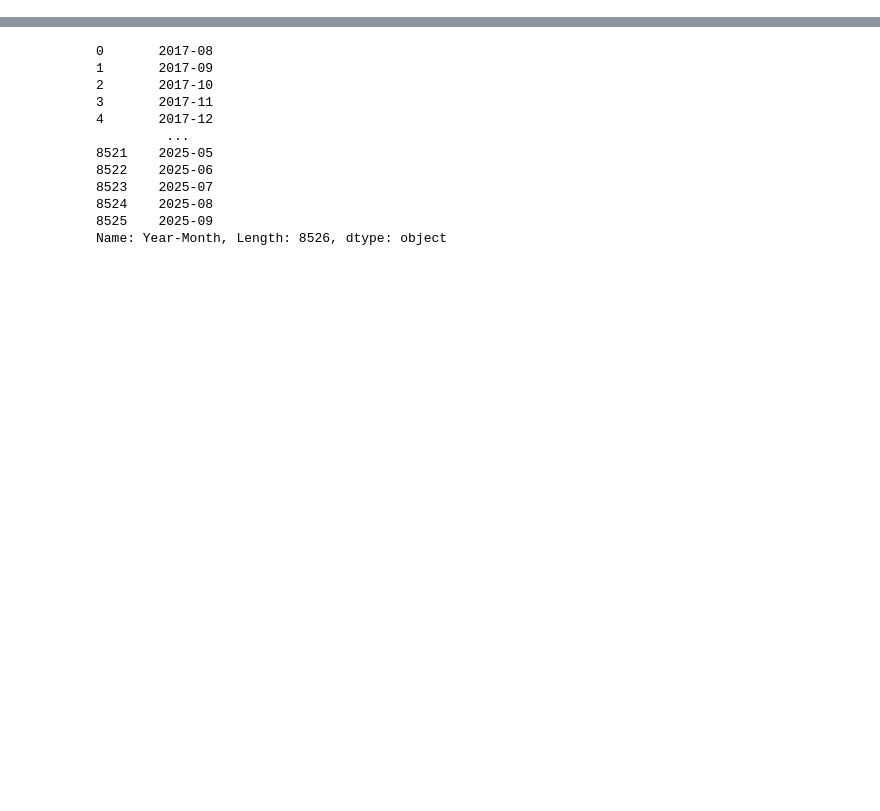
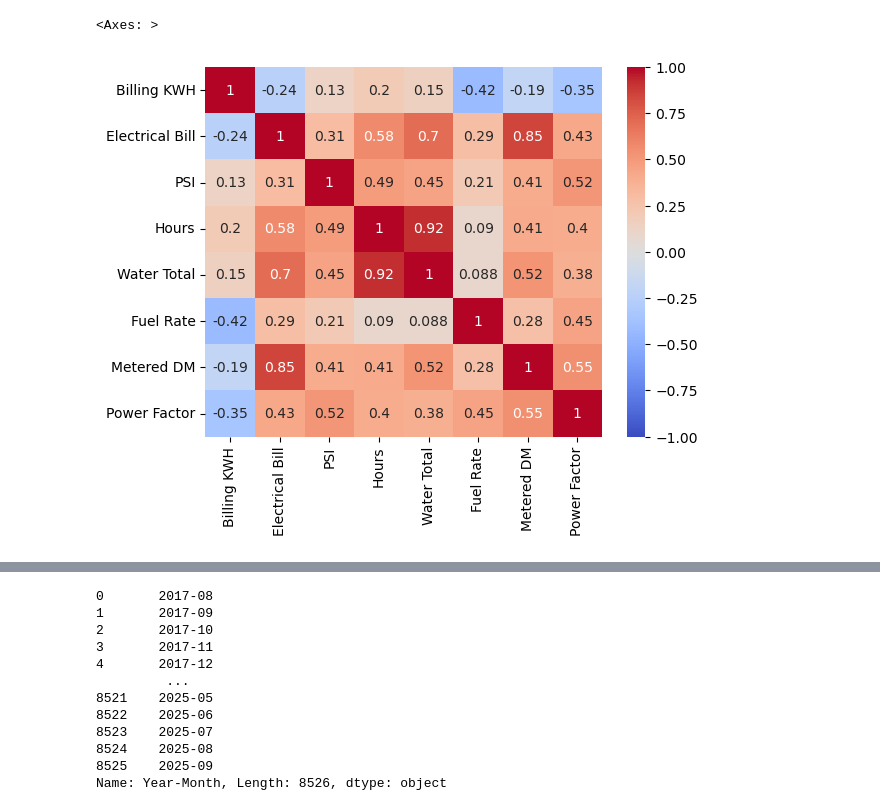
Before and after one commit to JarrettRoland/ETSWD_Analysis, a Jupyter notebook: Linear.ipynb, the cells around one changed output, grey strips where cells are left out. Cells and saved outputs as stored; diff of their text form; code cells hidden in the pictures; blank space fills up the shorter version.

```diff
--- a/Linear.ipynb
+++ b/Linear.ipynb
@@ -56,2 +60,17 @@ Index: []
 0
 0
+# %%
+# basic correlation plot
+corr_data = main_df[["Billing KWH", "Electrical Bill", "PSI", "Hours", "Water Total", "Fuel Rate", "Metered DM", "Power Factor"]]
+corr_matrix = corr_data.corr()
+
+sns.heatmap(
+    corr_matrix,
+    annot=True,
+    cmap="coolwarm",
+    vmin=-1,
+    vmax=1
+)
+# %% [output]
+<Axes: >
+[figure, added]
```
Also changed, not shown: parts of 17 cells of this notebook, 5 other files.
